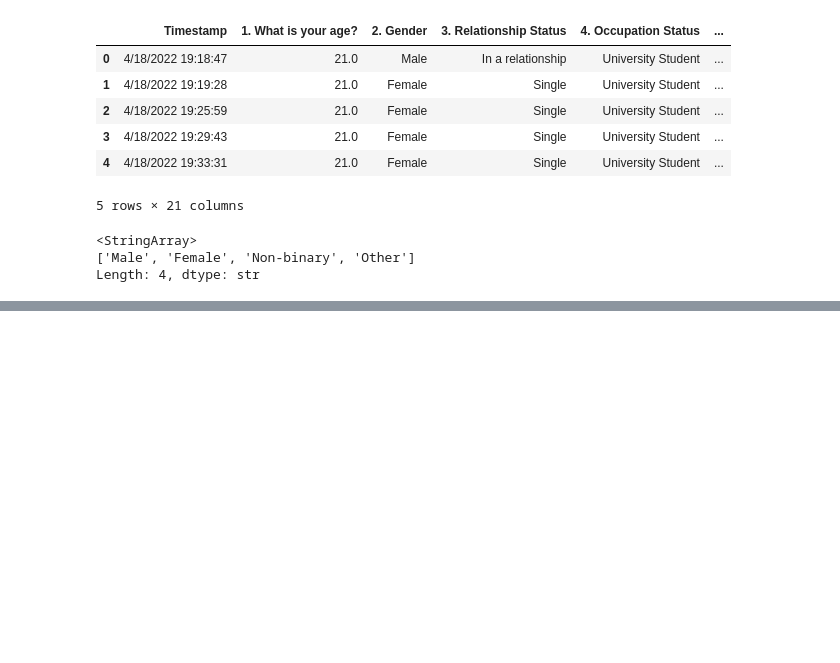
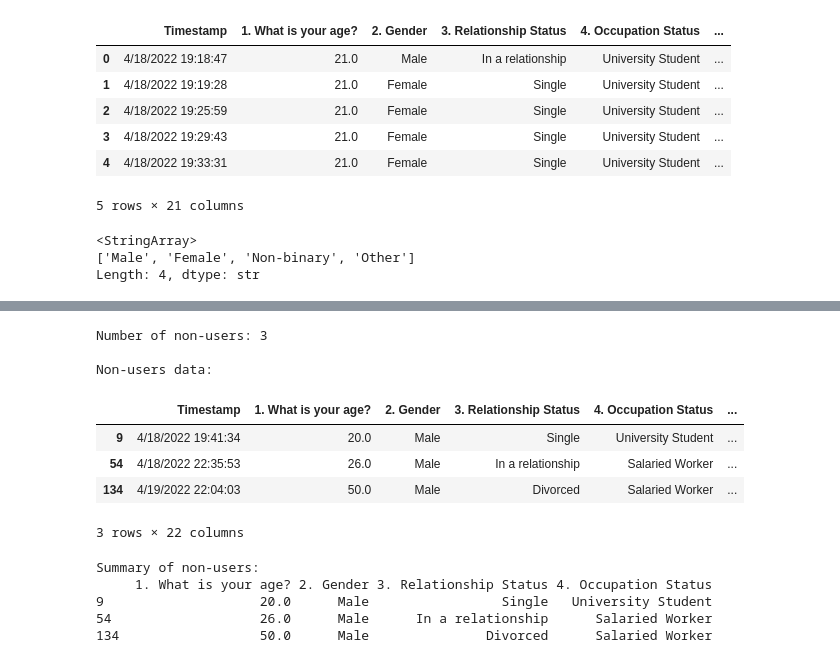
Before and after one commit to zoji80/SDV_final_project, a Jupyter notebook: scripts/final_notebook.ipynb, the cells around one changed output, grey strips where cells are left out. Drawn from its saved outputs; the diff is of its cells as text; code cells hidden in the pictures; blank space fills up the shorter version.

```diff
--- a/scripts/final_notebook.ipynb
+++ b/scripts/final_notebook.ipynb
@@ -80,0 +81,25 @@ Gender_Grouped
+# %%
+# Filter for respondents who replied "no" to question 6 (Do you use social media?)
+non_users = data[data['6. Do you use social media?'].str.lower().str.strip() == 'no']
+print(f"Number of non-users: {len(non_users)}")
+print("\nNon-users data:")
+non_users
+# %% [output]
+Number of non-users: 3
+
+Non-users data:
+|  | Timestamp | 1. What is your age? | 2. Gender | 3. Relationship Status | 4. Occupation Status | ... |
+| 9 | 4/18/2022 19:41:34 | 20.0 | Male | Single | University Student | ... |
+| 54 | 4/18/2022 22:35:53 | 26.0 | Male | In a relationship | Salaried Worker | ... |
+| 134 | 4/19/2022 22:04:03 | 50.0 | Male | Divorced | Salaried Worker | ... |
+3 rows × 22 columns
+# %%
+# Summary of non-users
+print("Summary of non-users:")
+print(non_users[['1. What is your age?', '2. Gender', '3. Relationship Status', '4. Occupation Status']].to_string())
+# %% [output]
+Summary of non-users:
+     1. What is your age? 2. Gender 3. Relationship Status 4. Occupation Status
+9                    20.0      Male                 Single   University Student
+54                   26.0      Male      In a relationship      Salaried Worker
+134                  50.0      Male               Divorced      Salaried Worker
```
Also changed, not shown: parts of 2 cells of this notebook, 3 other files.
